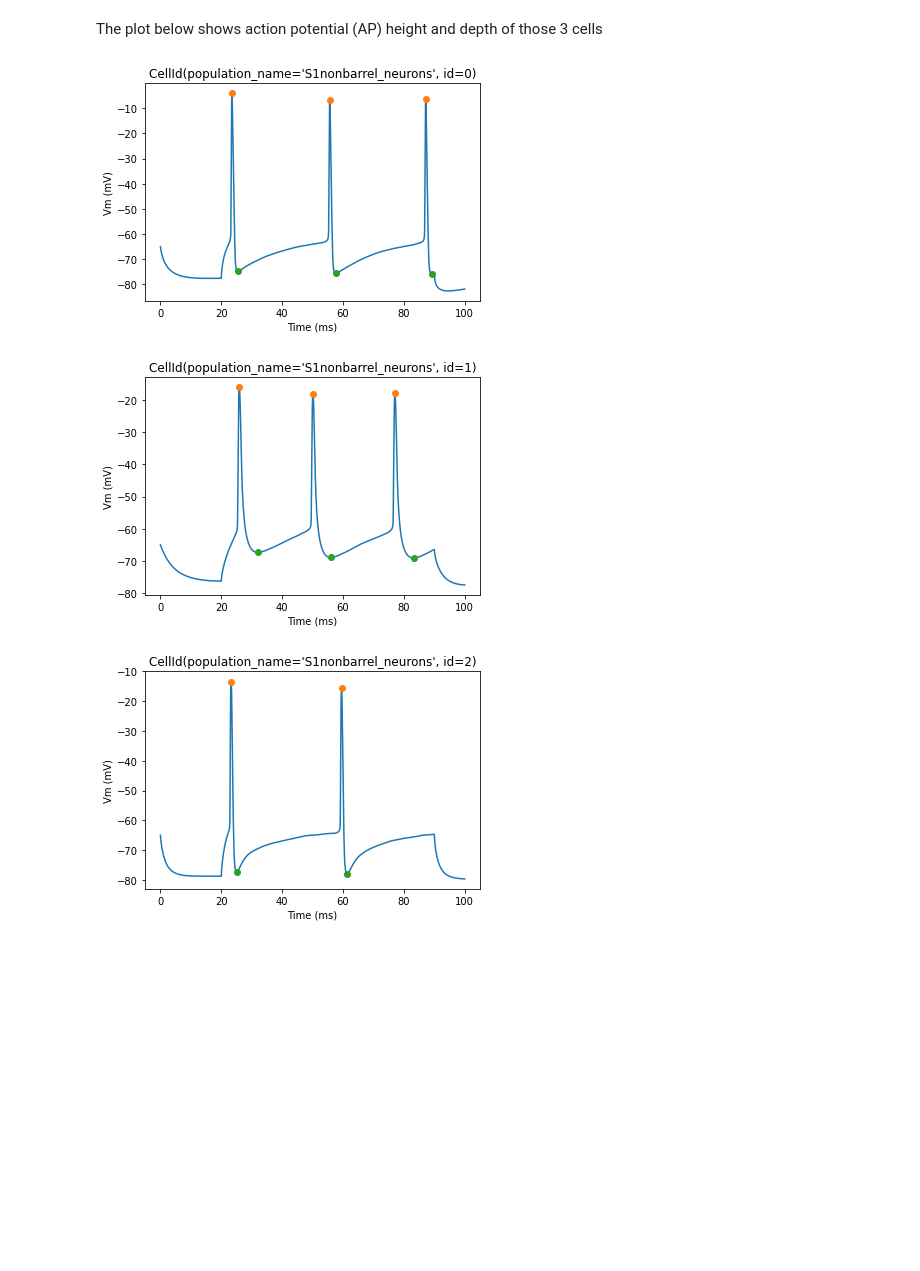
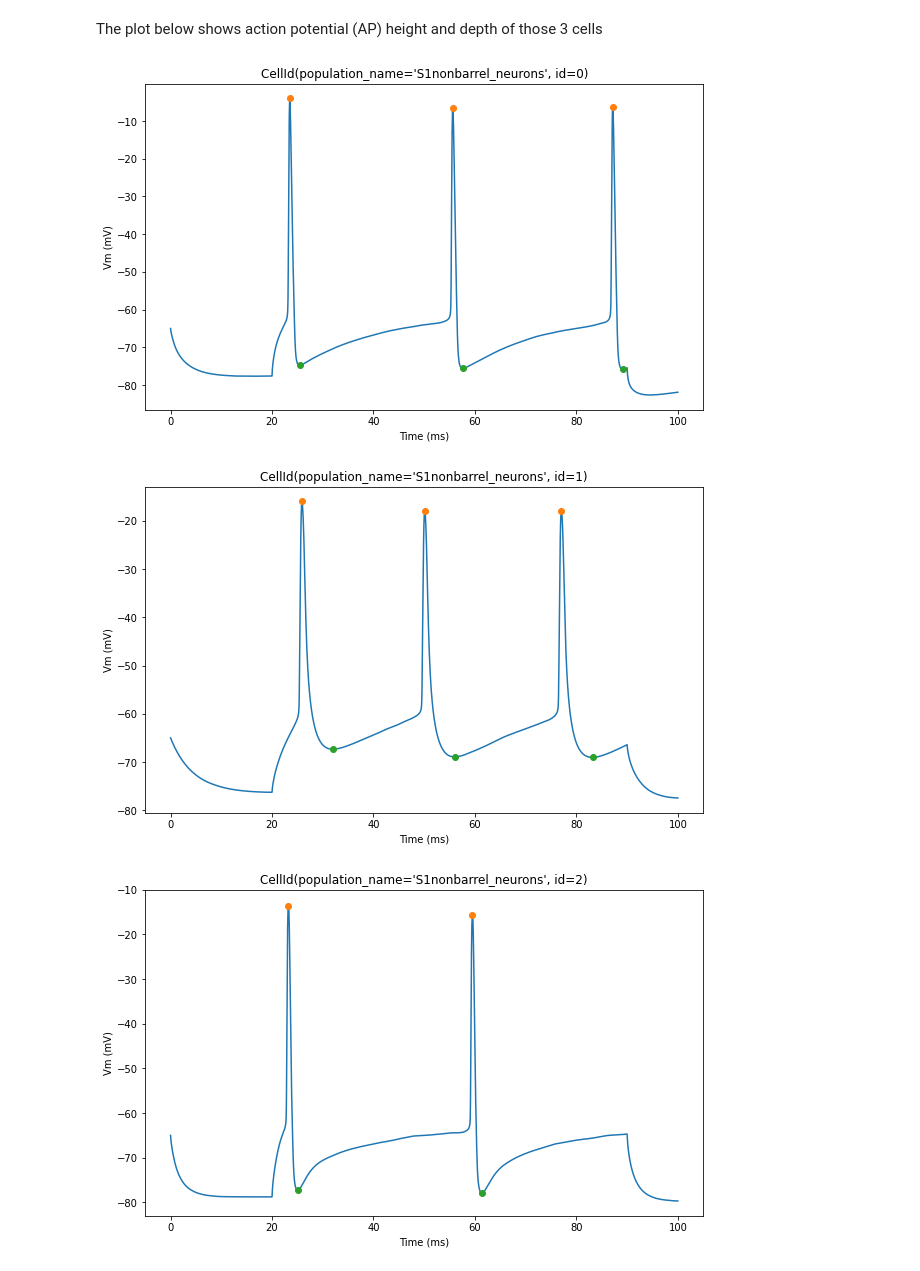
Before and after one commit to BlueBrain/eFEL, a Jupyter notebook: examples/sonata-network/sonata-network.ipynb, the cells around one changed output. Saved outputs shown, nothing was run; the diff lists cells and outputs as text; code cells hidden in the pictures; blank space fills up the shorter version.

```diff
--- a/examples/sonata-network/sonata-network.ipynb
+++ b/examples/sonata-network/sonata-network.ipynb
@@ -99,7 +100,7 @@ for cell_id in sim.cells:
 # %% [markdown]
 Next, we choose the specific features of interest
 # %%
-features = ['peak_time', 'AHP_time_from_peak', 'AP_height', 'AHP_depth_abs']
+features = ['peak_time', 'AHP_time_from_peak', 'AP_height', 'AHP_depth_abs', 'all_ISI_values']
 # %% [markdown]
 Finally, we perform the feature extraction
 # %%
@@ -109,21 +110,22 @@ The plot below shows action potential (AP) height and depth of those 3 cells
 # %%
 import pylab
 for trace, trace_result, cell_id in zip(traces, traces_results, sim.cells):
     time = trace['T']
     voltage = trace['V']
     peak_times = trace_result['peak_time']
     ahp_time = trace_result['AHP_time_from_peak']
     ap_heights = trace_result['AP_height']
     AHP_depth_abss = trace_result['AHP_depth_abs']
 
+    pylab.figure(figsize=(10, 6))
     pylab.title(cell_id)
     pylab.plot(time,voltage)
     pylab.plot(peak_times, ap_heights, 'o')
     pylab.plot(peak_times+ahp_time, AHP_depth_abss, 'o')
     pylab.xlabel('Time (ms)')
     pylab.ylabel('Vm (mV)')
     pylab.show()
 # %% [output]
-[figure, old version]
+[figure, new version]
-[figure, old version]
+[figure, new version]
-[figure, old version]
+[figure, new version]
```
Also changed, not shown: parts of 3 cells of this notebook.
